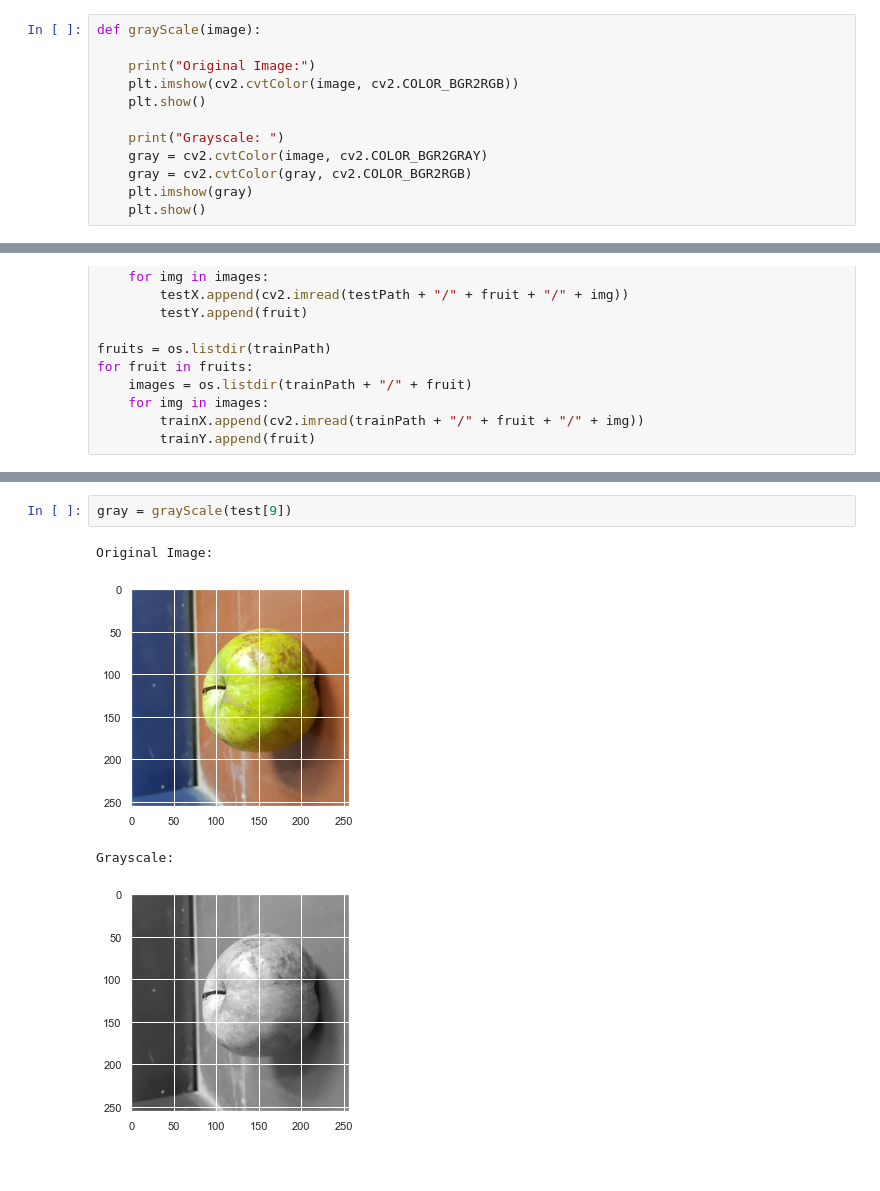
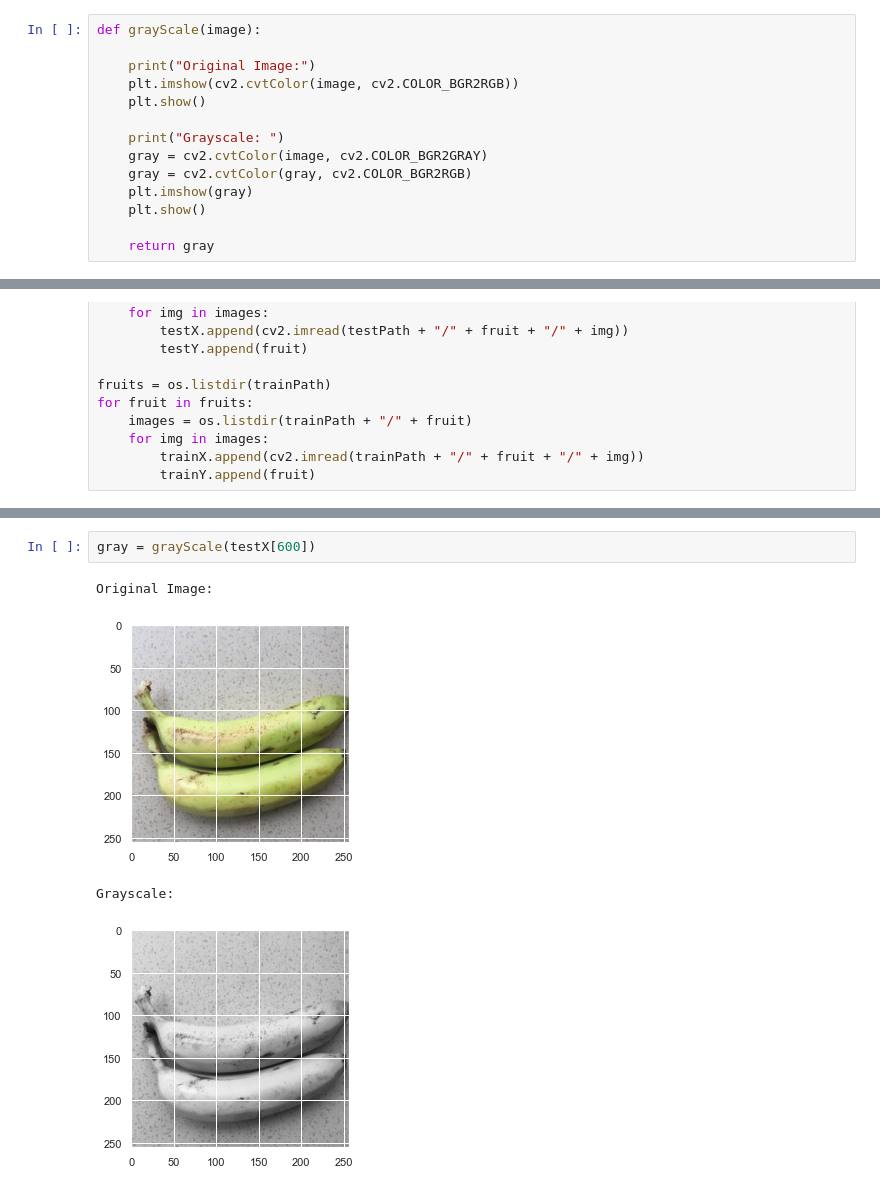
Before and after one commit to ChetanKrishna07/Fruit_Recognition, a Jupyter notebook: ImageProssesing.ipynb, the cells around one changed output, grey strips where cells are left out. Saved outputs shown, nothing was run; the diff lists cells and outputs as text.

```diff
--- a/ImageProssesing.ipynb
+++ b/ImageProssesing.ipynb
@@ -65,6 +65,8 @@ def grayScale(image):
     gray = cv2.cvtColor(gray, cv2.COLOR_BGR2RGB)
     plt.imshow(gray)
     plt.show()
+
+    return gray
 # %%
 testPath = 'dataset/output/test/'
 trainPath = 'dataset/output/train/'
@@ -104,7 +93,7 @@ Edges:
 # %%
-gray = grayScale(test[9])
+gray = grayScale(testX[600])
 # %% [output]
 Original Image:
-[figure, old version]
+[figure, new version]
 Grayscale:
-[figure, old version]
+[figure, new version]
```
Also changed, not shown: parts of 16 cells of this notebook.
